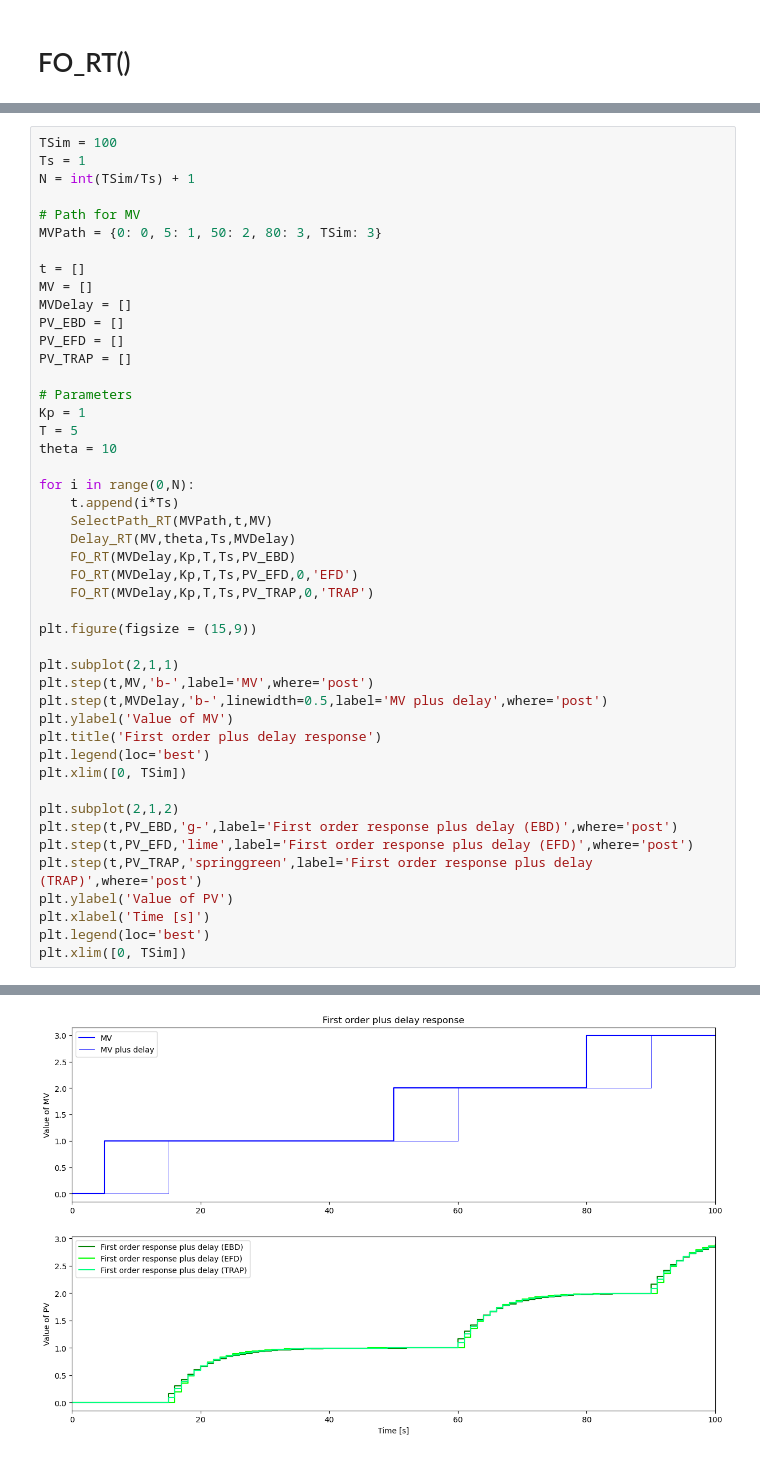
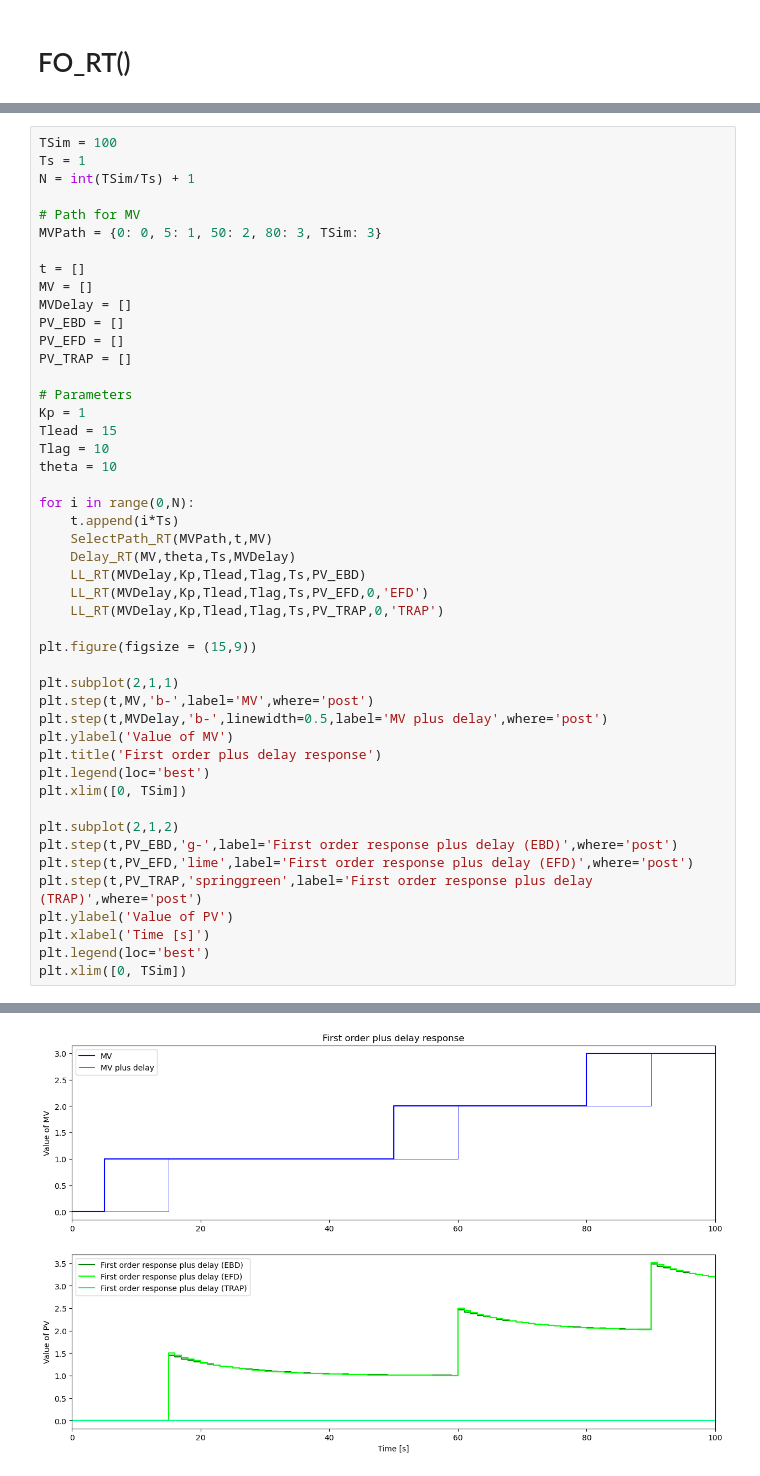
Before and after one commit to EliottNys/Control_Theory, a Jupyter notebook: package_LAB.ipynb, the cells around one changed output, grey strips where cells are left out. Drawn from its saved outputs; the diff is of its cells as text.

```diff
--- a/package_LAB.ipynb
+++ b/package_LAB.ipynb
@@ -48,35 +54,36 @@ PV_TRAP = []
 
 # Parameters
 Kp = 1
-T = 5
+Tlead = 15
+Tlag = 10
 theta = 10
 
 for i in range(0,N):
     t.append(i*Ts)
     SelectPath_RT(MVPath,t,MV)
     Delay_RT(MV,theta,Ts,MVDelay)
-    FO_RT(MVDelay,Kp,T,Ts,PV_EBD)
-    FO_RT(MVDelay,Kp,T,Ts,PV_EFD,0,'EFD')
-    FO_RT(MVDelay,Kp,T,Ts,PV_TRAP,0,'TRAP')
+    LL_RT(MVDelay,Kp,Tlead,Tlag,Ts,PV_EBD)
+    LL_RT(MVDelay,Kp,Tlead,Tlag,Ts,PV_EFD,0,'EFD')
+    LL_RT(MVDelay,Kp,Tlead,Tlag,Ts,PV_TRAP,0,'TRAP')
 
 plt.figure(figsize = (15,9))
 
 plt.subplot(2,1,1)
 plt.step(t,MV,'b-',label='MV',where='post')
 plt.step(t,MVDelay,'b-',linewidth=0.5,label='MV plus delay',where='post')
 plt.ylabel('Value of MV')
 plt.title('First order plus delay response')
 plt.legend(loc='best')
 plt.xlim([0, TSim])
 
 plt.subplot(2,1,2)
 plt.step(t,PV_EBD,'g-',label='First order response plus delay (EBD)',where='post')
 plt.step(t,PV_EFD,'lime',label='First order response plus delay (EFD)',where='post')
 plt.step(t,PV_TRAP,'springgreen',label='First order response plus delay (TRAP)',where='post')
 plt.ylabel('Value of PV')
 plt.xlabel('Time [s]')
 plt.legend(loc='best')
 plt.xlim([0, TSim])
 # %% [output]
 (0.0, 100.0)
-[figure, old version]
+[figure, new version]
```
Also changed, not shown: parts of 2 cells of this notebook, 1 other file.
